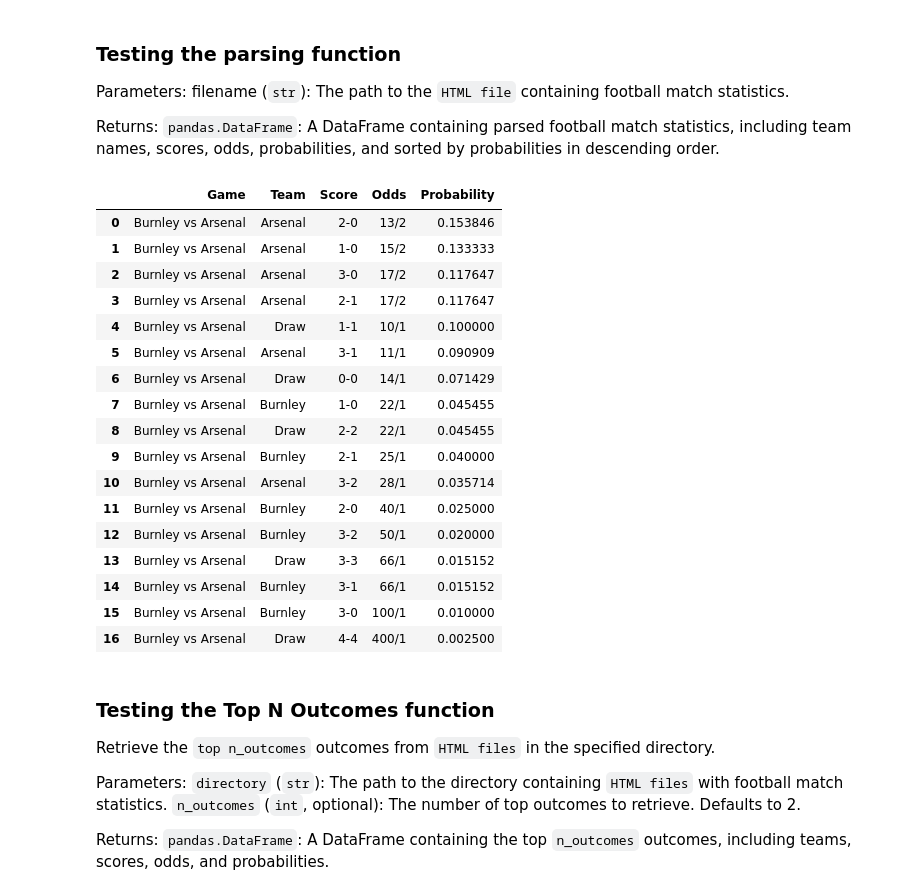
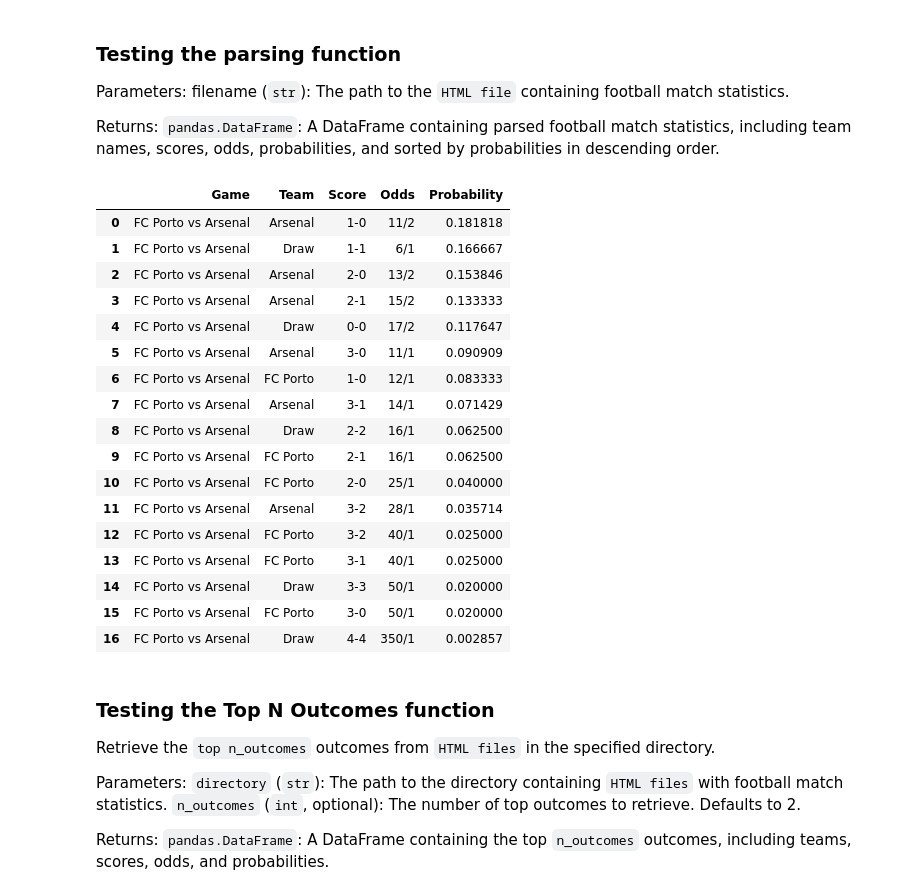
Before and after one commit to adamfowliee/scam_net, a Jupyter notebook: analysis.ipynb, the cells around one changed output. Saved outputs shown, nothing was run; the diff lists cells and outputs as text; code cells hidden in the pictures.

```diff
--- a/analysis.ipynb
+++ b/analysis.ipynb
@@ -28,27 +22,27 @@ filename (`str`): The path to the `HTML file` containing football match statisti
 Returns:
 `pandas.DataFrame`: A DataFrame containing parsed football match statistics, including team names, scores, odds, probabilities, and sorted by probabilities in descending order.
 # %%
-stats = parse_football_stats('Matches 120224-1/burnley_arsenal.html')
+stats = parse_football_stats(f'{matches}/fcporto_arsenal.html')
 stats
 # %% [output]
 |  | Game | Team | Score | Odds | Probability |
-| 0 | Burnley vs Arsenal | Arsenal | 2-0 | 13/2 | 0.153846 |
-| 1 | Burnley vs Arsenal | Arsenal | 1-0 | 15/2 | 0.133333 |
-| 2 | Burnley vs Arsenal | Arsenal | 3-0 | 17/2 | 0.117647 |
-| 3 | Burnley vs Arsenal | Arsenal | 2-1 | 17/2 | 0.117647 |
-| 4 | Burnley vs Arsenal | Draw | 1-1 | 10/1 | 0.100000 |
-| 5 | Burnley vs Arsenal | Arsenal | 3-1 | 11/1 | 0.090909 |
-| 6 | Burnley vs Arsenal | Draw | 0-0 | 14/1 | 0.071429 |
-| 7 | Burnley vs Arsenal | Burnley | 1-0 | 22/1 | 0.045455 |
-| 8 | Burnley vs Arsenal | Draw | 2-2 | 22/1 | 0.045455 |
-| 9 | Burnley vs Arsenal | Burnley | 2-1 | 25/1 | 0.040000 |
-| 10 | Burnley vs Arsenal | Arsenal | 3-2 | 28/1 | 0.035714 |
-| 11 | Burnley vs Arsenal | Burnley | 2-0 | 40/1 | 0.025000 |
-| 12 | Burnley vs Arsenal | Burnley | 3-2 | 50/1 | 0.020000 |
-| 13 | Burnley vs Arsenal | Draw | 3-3 | 66/1 | 0.015152 |
-| 14 | Burnley vs Arsenal | Burnley | 3-1 | 66/1 | 0.015152 |
-| 15 | Burnley vs Arsenal | Burnley | 3-0 | 100/1 | 0.010000 |
-| 16 | Burnley vs Arsenal | Draw | 4-4 | 400/1 | 0.002500 |
+| 0 | FC Porto vs Arsenal | Arsenal | 1-0 | 11/2 | 0.181818 |
+| 1 | FC Porto vs Arsenal | Draw | 1-1 | 6/1 | 0.166667 |
+| 2 | FC Porto vs Arsenal | Arsenal | 2-0 | 13/2 | 0.153846 |
+| 3 | FC Porto vs Arsenal | Arsenal | 2-1 | 15/2 | 0.133333 |
+| 4 | FC Porto vs Arsenal | Draw | 0-0 | 17/2 | 0.117647 |
+| 5 | FC Porto vs Arsenal | Arsenal | 3-0 | 11/1 | 0.090909 |
+| 6 | FC Porto vs Arsenal | FC Porto | 1-0 | 12/1 | 0.083333 |
+| 7 | FC Porto vs Arsenal | Arsenal | 3-1 | 14/1 | 0.071429 |
+| 8 | FC Porto vs Arsenal | Draw | 2-2 | 16/1 | 0.062500 |
+| 9 | FC Porto vs Arsenal | FC Porto | 2-1 | 16/1 | 0.062500 |
+| 10 | FC Porto vs Arsenal | FC Porto | 2-0 | 25/1 | 0.040000 |
+| 11 | FC Porto vs Arsenal | Arsenal | 3-2 | 28/1 | 0.035714 |
+| 12 | FC Porto vs Arsenal | FC Porto | 3-2 | 40/1 | 0.025000 |
+| 13 | FC Porto vs Arsenal | FC Porto | 3-1 | 40/1 | 0.025000 |
+| 14 | FC Porto vs Arsenal | Draw | 3-3 | 50/1 | 0.020000 |
+| 15 | FC Porto vs Arsenal | FC Porto | 3-0 | 50/1 | 0.020000 |
+| 16 | FC Porto vs Arsenal | Draw | 4-4 | 350/1 | 0.002857 |
 # %% [markdown]
 ### Testing the Top N Outcomes function
 Retrieve the `top n_outcomes` outcomes from `HTML files` in the specified directory.
```
Also changed, not shown: parts of 9 cells of this notebook, 6 other files.
